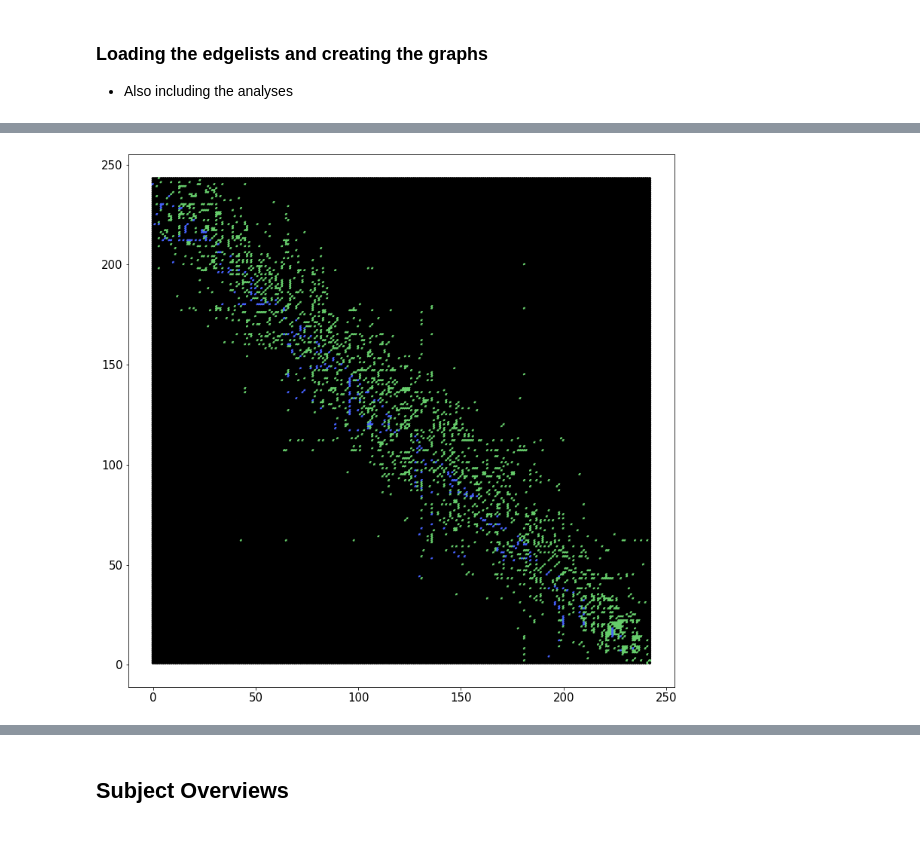
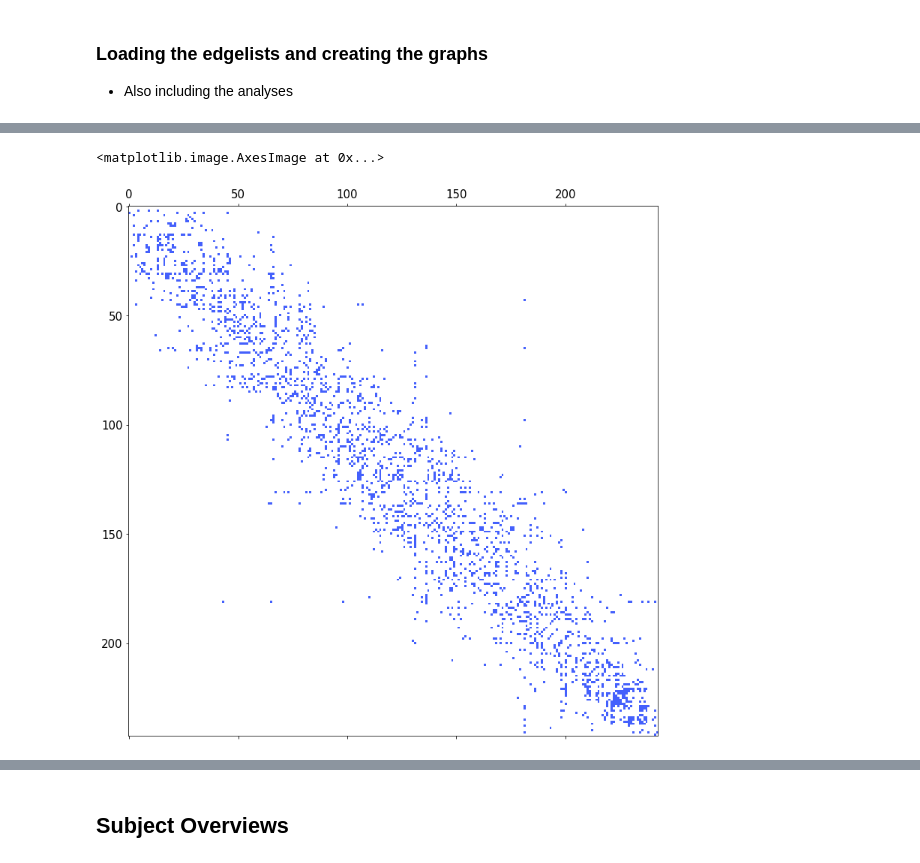
Before and after one commit to lucasessmann/GTA_ET, a Jupyter notebook: GraphAnalysis.ipynb, the cells around one changed output, grey strips where cells are left out. Cells and saved outputs as stored; diff of their text form; code cells hidden in the pictures.

```diff
--- a/GraphAnalysis.ipynb
+++ b/GraphAnalysis.ipynb
@@ -129,6 +129,7 @@ darkblue = [0.18, 0.19, 0.69]
 lightyellow = [0.9763, 0.9831, 0.0538]
 grey = [0.75,0.75,0.75]
 white = [1,1,1]
+black = [0,0,0]
 
 # implement parula color map scheme from matlab
 cm_data = [[0.2081, 0.1663, 0.5292], [0.2116238095, 0.1897809524, 0.5776761905],
@@ -201,7 +202,7 @@ save_bool = False # if you want to save the respective figure
 plot_edges_bool = False # if you want to plot the graph's edges
 save_centrality = False # if you want to save the centrality dataframe (node degree) as csv
 
-calculate_Partitioning = False # if you want to calculate the graph partitioning
+calculate_Partitioning = True # if you want to calculate the graph partitioning
 calculate_Hierarchy = False  # if you want to calculate the hierarchy index
 calculate_RC = False # if you want to calculate the rich club coefficient
 calculate_triang = False  # if you want to calculate the triangulation
@@ -754,30 +753,72 @@ Partitioning Dataframe saved
 Done
 [figure]
+# %%
+sorted_df = house_eig_df.sort_values(by='Eigenvector', ascending=True)
+
+index = sorted_df.index
+eig_sorted = sorted_df.Eigenvector
+
+neg_index = np.array(sorted_df[sorted_df.Eigenvector<0].index)
+pos_index = np.array(sorted_df[sorted_df.Eigenvector>=0].index)
 # %%
 adj_test = adj.copy()
+#for i in range(np.shape(adj)[0]):
+#    for j in range(np.shape(adj)[1]):
+#        if (adj_test[i,j] == 1) & (i in np.array(eig_pos.index) & j in np.array(eig_pos.index)):
+#            adj_test[i,j] = 2
+#        elif (adj_test[i,j] == 1) & (i in np.array(eig_neg.index) & j in np.array(eig_neg.index)):
+#            adj_test[i,j] = 3
+#        else:
+#            pass
+
+
+adj_pos = adj.copy()
+adj_neg = adj.copy()
+adj_between = adj.copy()
+
 for i in range(np.shape(adj)[0]):
     for j in range(np.shape(adj)[1]):
-        if (adj_test[i,j] == 1) & (i in np.array(eig_pos.index) | j in np.array(eig_pos.index)):
-            adj_test[i,j] = 2
+        if (adj[i,j] == 1) & (i in np.array(pos_index) & j in np.array(pos_index)):
+            adj_neg[i,j] = 0
+            adj_between[i,j] = 0
+        elif (adj[i,j] == 1) & (i in np.array(neg_index) & j in np.array(neg_index)):
+            adj_pos[i,j] = 0
+            adj_between[i,j] = 0
+        else:
+            pass
+
 
 im = np.zeros([np.shape(adj)[0],np.shape(adj)[1],3])
 im[adj_test==0] = np.nan
-im[adj_test==1] = green
+im[adj_test==1] = white
 im[adj_test==2] = blue
+im[adj_test==3] = green
 
+
+plt.figure(figsize=(13,13))
+
+#plt.subplot(2,2,1)
+#plt.spy(adj, cmap=ListedColormap([white, black]))
+#plt.subplot(2,2,2)
+plt.spy(adj_pos, cmap=ListedColormap([white, green]))
+#plt.subplot(2,2,3)
+plt.spy(adj_neg, cmap=ListedColormap([white, blue]))
+#plt.subplot(2,2,4)
+plt.spy(adj_between, cmap=ListedColormap([white, black]))
 
 # add color dimension
 #im = im[..., np.newaxis]
 
 
 # generate coordinates for the image. Note that the image is "top down", so the y coordinate goes from high to low.
-ys, xs = np.mgrid[im.shape[0]:0:-1, 0:im.shape[1]]
-
-plt.figure(figsize=(13,13))
-# Scatter plots take 1d arrays of xs and ys, and the colour takes a 2d array,
-# with the second dimension being RGB
-plt.scatter(xs.flatten(), ys.flatten(), s=10,
-            c=im.flatten().reshape(-1, 3), edgecolor='face')
-plt.show()
+#ys, xs = np.mgrid[im.shape[0]:0:-1, 0:im.shape[1]]
+#
+#plt.figure(figsize=(13,13))
+## Scatter plots take 1d arrays of xs and ys, and the colour takes a 2d array,
+## with the second dimension being RGB
+#plt.scatter(xs.flatten(), ys.flatten(), s=10,
+#            c=im.flatten().reshape(-1, 3), edgecolor='face')
+#plt.show()
 # %% [output]
+<matplotlib.image.AxesImage at 0x...>
-[figure, old version]
+[figure, new version]
```
Also changed, not shown: parts of 2 cells of this notebook.
